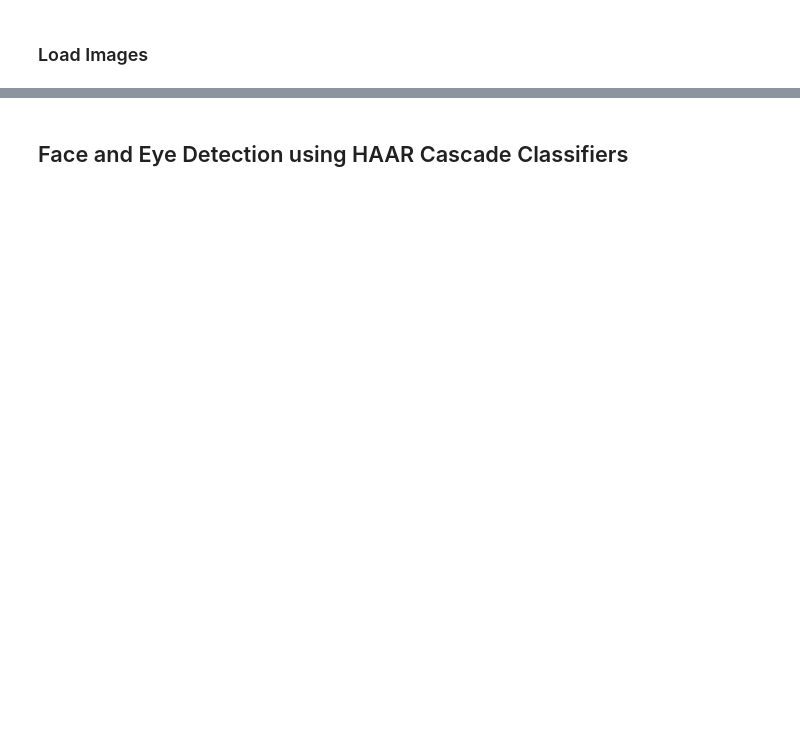
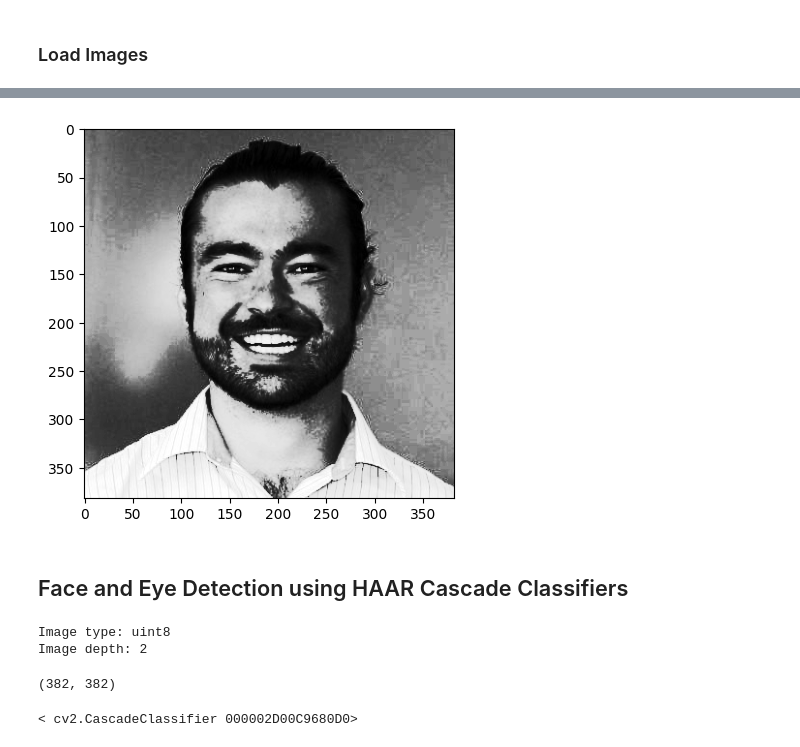
Before and after one commit to Morshedy22/Emotion-Detection, a Jupyter notebook: Main.ipynb, the cells around one changed output, grey strips where cells are left out. Saved outputs shown, nothing was run; the diff lists cells and outputs as text; code cells hidden in the pictures; blank space fills up the shorter version.

```diff
--- a/Main.ipynb
+++ b/Main.ipynb
@@ -86,2 +109,7 @@ train_image = train_image/255
+# %%
+plt.imshow(img_gray, cmap='gray')
+plt.show()
+# %% [output]
+[figure, added]
 # %% [markdown]
 ## Face and Eye Detection using HAAR Cascade Classifiers
@@ -87,0 +128,12 @@ train_image = train_image/255
+# %%
+print("Image type:", image.dtype)
+print("Image depth:", image.ndim)
+image.shape
+# %% [output]
+Image type: uint8
+Image depth: 2
+(382, 382)
+# %%
+face_classifier
+# %% [output]
+< cv2.CascadeClassifier 000002D00C9680D0>
```
Also changed, not shown: parts of 28 cells of this notebook, 4 other files.
